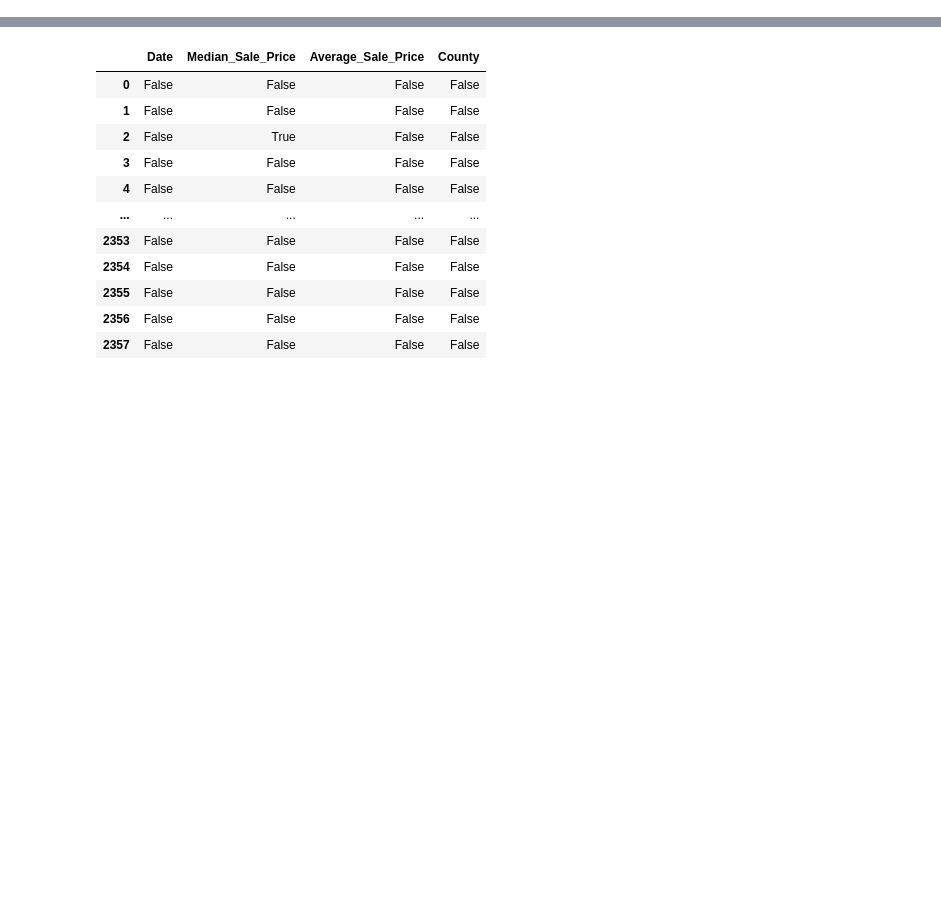
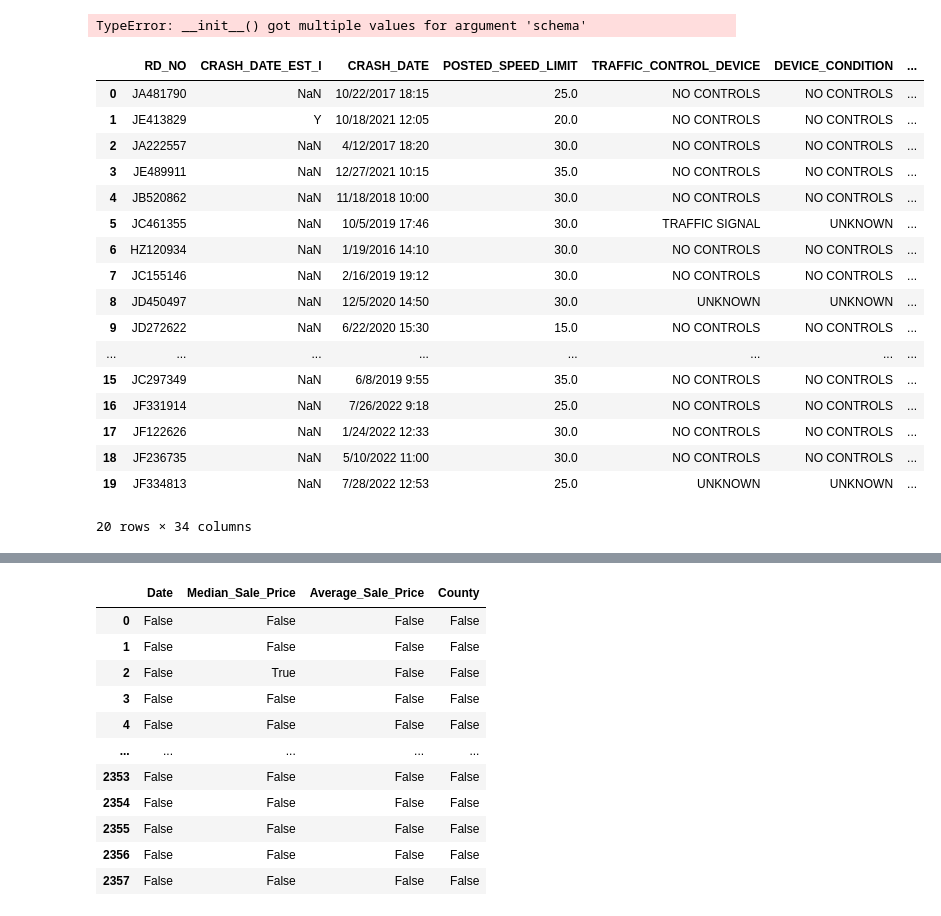
Before and after one commit to buzzpoint1/Final_project, a Jupyter notebook: final_project.ipynb, the cells around one changed output, grey strips where cells are left out. Cells and saved outputs as stored; diff of their text form; code cells hidden in the pictures; blank space fills up the shorter version.

```diff
--- a/final_project.ipynb
+++ b/final_project.ipynb
@@ -9,0 +254,10 @@ import matplotlib.dates as dates
+# %%
+#practicing SELECT  with local funtion
+
+
+re = pd.read_csv('RealEstateSales.csv',low_memory=False)
+
+FirstQuery="SELECT * FROM re WHERE Assessed_Value == 200"
+sqldf(FirstQuery,globals())
+# %% [output]
+TypeError: __init__() got multiple values for argument 'schema'
@@ -9,0 +266,21 @@ import matplotlib.dates as dates
+# %%
+tc.head(20)
+# %% [output]
+|  | RD_NO | CRASH_DATE_EST_I | CRASH_DATE | POSTED_SPEED_LIMIT | TRAFFIC_CONTROL_DEVICE | DEVICE_CONDITION | ... |
+| 0 | JA481790 | NaN | 10/22/2017 18:15 | 25.0 | NO CONTROLS | NO CONTROLS | ... |
+| 1 | JE413829 | Y | 10/18/2021 12:05 | 20.0 | NO CONTROLS | NO CONTROLS | ... |
+| 2 | JA222557 | NaN | 4/12/2017 18:20 | 30.0 | NO CONTROLS | NO CONTROLS | ... |
+| 3 | JE489911 | NaN | 12/27/2021 10:15 | 35.0 | NO CONTROLS | NO CONTROLS | ... |
+| 4 | JB520862 | NaN | 11/18/2018 10:00 | 30.0 | NO CONTROLS | NO CONTROLS | ... |
+| 5 | JC461355 | NaN | 10/5/2019 17:46 | 30.0 | TRAFFIC SIGNAL | UNKNOWN | ... |
+| 6 | HZ120934 | NaN | 1/19/2016 14:10 | 30.0 | NO CONTROLS | NO CONTROLS | ... |
+| 7 | JC155146 | NaN | 2/16/2019 19:12 | 30.0 | NO CONTROLS | NO CONTROLS | ... |
+| 8 | JD450497 | NaN | 12/5/2020 14:50 | 30.0 | UNKNOWN | UNKNOWN | ... |
+| 9 | JD272622 | NaN | 6/22/2020 15:30 | 15.0 | NO CONTROLS | NO CONTROLS | ... |
+| ... | ... | ... | ... | ... | ... | ... | ... |
+| 15 | JC297349 | NaN | 6/8/2019 9:55 | 35.0 | NO CONTROLS | NO CONTROLS | ... |
+| 16 | JF331914 | NaN | 7/26/2022 9:18 | 25.0 | NO CONTROLS | NO CONTROLS | ... |
+| 17 | JF122626 | NaN | 1/24/2022 12:33 | 30.0 | NO CONTROLS | NO CONTROLS | ... |
+| 18 | JF236735 | NaN | 5/10/2022 11:00 | 30.0 | NO CONTROLS | NO CONTROLS | ... |
+| 19 | JF334813 | NaN | 7/28/2022 12:53 | 25.0 | UNKNOWN | UNKNOWN | ... |
+20 rows × 34 columns
```
Also changed, not shown: parts of 26 cells of this notebook, 2 other files.
